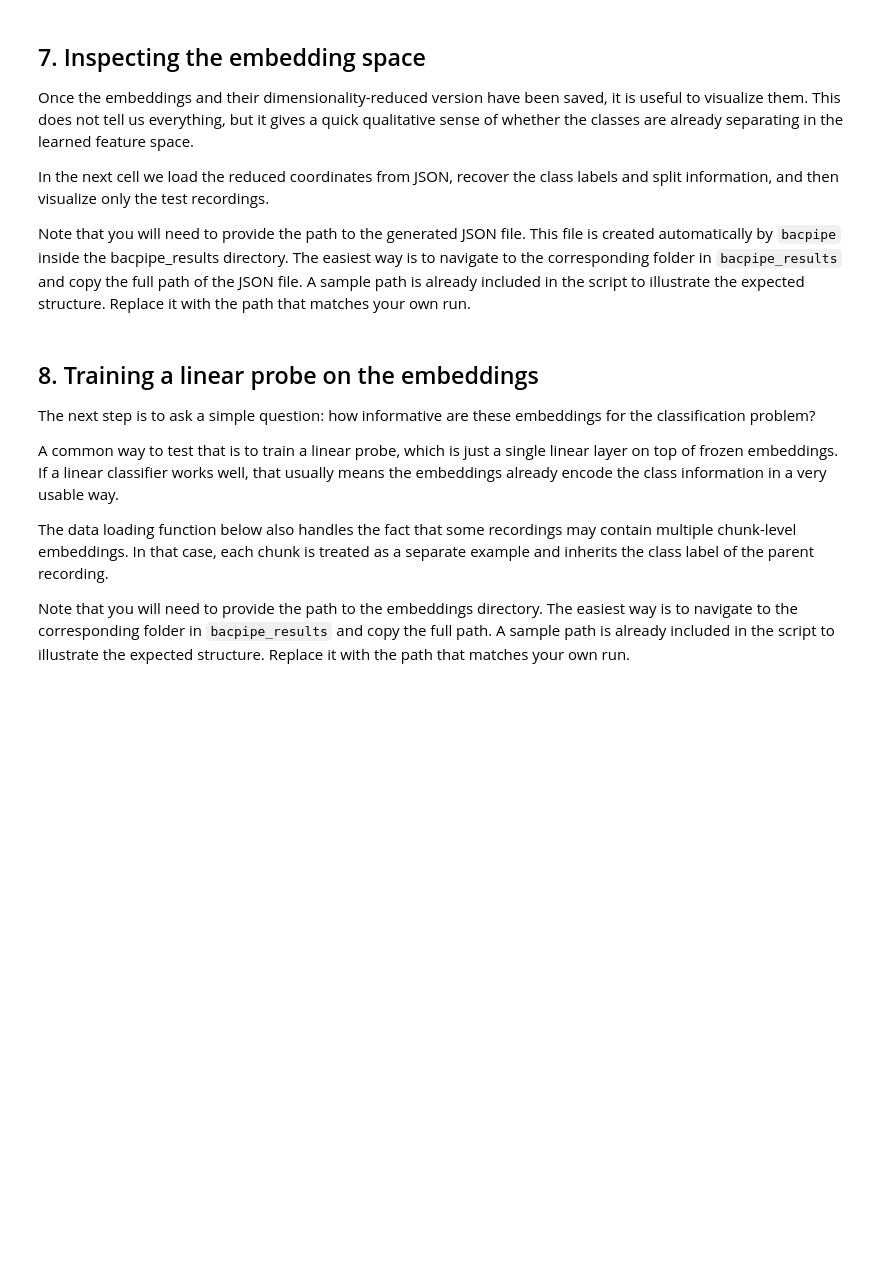
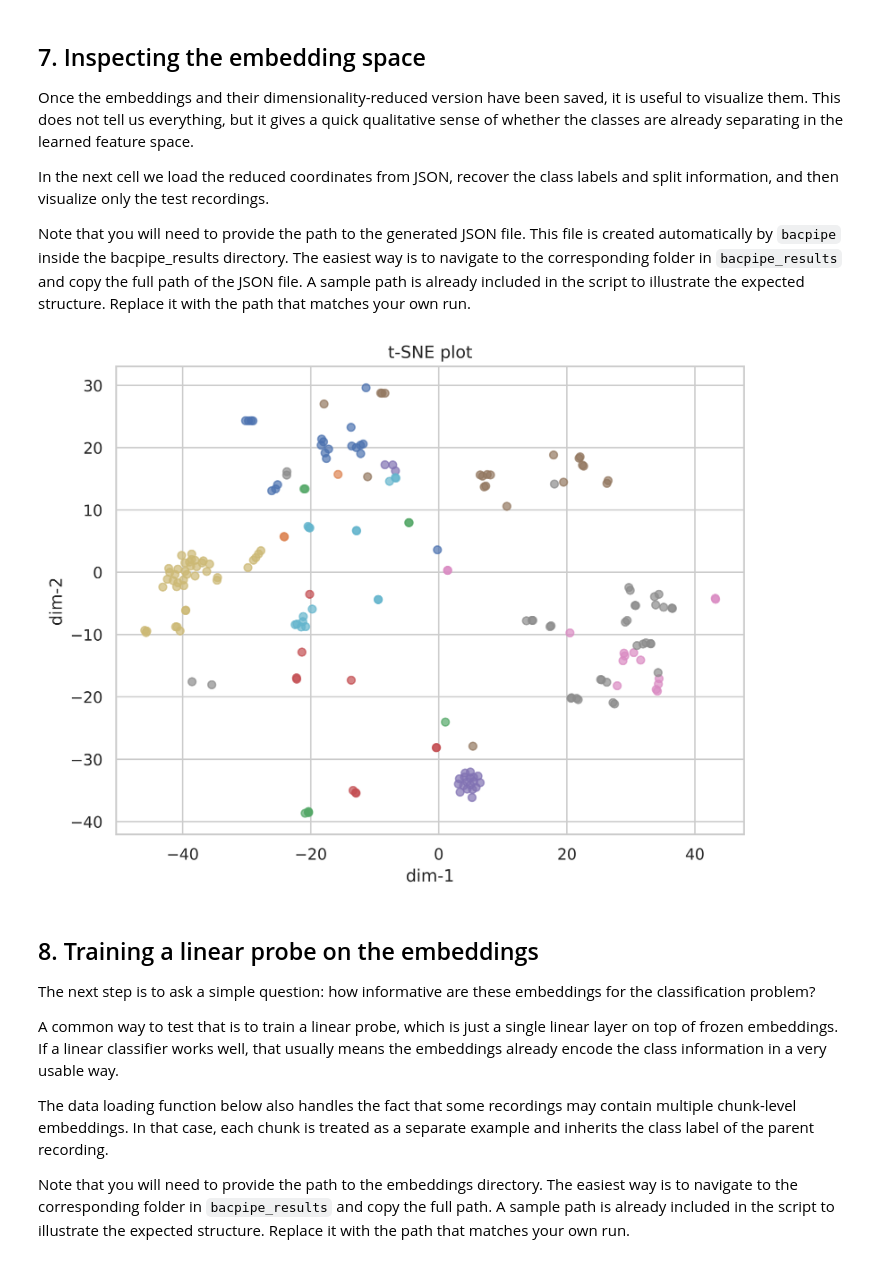
Before and after one commit to bghani/bioacoustics-transfer-learning-tutorial, a Jupyter notebook: transfer_learning_tutorial.ipynb, the cells around one changed output. Cells and saved outputs as stored; diff of their text form; code cells hidden in the pictures; blank space fills up the shorter version.

Commit message:
Local support

```diff
--- a/transfer_learning_tutorial.ipynb
+++ b/transfer_learning_tutorial.ipynb
@@ -53,18 +60,17 @@ from google.colab import drive
 
 For this workshop version, the data lives on Google Drive, so we mount the drive here. If you are running the notebook locally, you can skip this step and simply point the dataset paths to a local directory.
 # %%
-# Mount drive
-drive.mount('/content/drive')
+# This is for Colab only. Comment the next two lines out if running locally.
+drive.mount('/content/drive') # Mount drive
+DATASET_ROOT = Path("/content/drive/MyDrive/bioacoustics_workshop/datasets")
 
-
-# User configuration
-DATASET_ROOT = Path("/content/drive/MyDrive/bioacoustics_workshop")
-MODEL_ROOT = Path("/content/drive/MyDrive/bioacoustics_workshop_models")
-RESULTS_ROOT = Path("/content/bacpipe_results")
+# This is for running locally.
+#DATASET_ROOT = Path("/content/drive/MyDrive/bioacoustics_workshop/datasets")
 
 # Example dataset choices
-DATASET_NAME = "yellowhammer_dialects_subset"
+DATASET_NAME = "Anura_10species" # Add dataset name here.
 DATASET_DIR = DATASET_ROOT / DATASET_NAME
+RESULTS_ROOT = Path("bacpipe_results")
 # %% [markdown]
 ## 4. List of available pre-trained models
 
@@ -171,7 +212,7 @@ Note that you will need to provide the path to the generated JSON file. This fil
 
 # Load JSON
 
-json_path = "/content/bacpipe_results/yellowhammer_dialects_subset_train_test/dim_reduced_embeddings/2026-03-19_11-38___t_sne-yellowhammer_dialects_subset_train_test-birdnet/yellowhammer_dialects_subset_train_test_birdnet.json"
+json_path = "bacpipe_results/Anura_10species_train_test/dim_reduced_embeddings/2026-03-19_16-39___t_sne-Anura_10species_train_test-audiomae/Anura_10species_train_test_audiomae.json"
 
 with open(json_path, "r") as f:
     data = json.load(f)
@@ -201,35 +242,38 @@ for file_path, n in zip(audio_files, nr_per_file):
         split_mask.append(split == "test")
         idx += 1
 
 labels = np.array(labels)
 split_mask = np.array(split_mask)
 
 
 # Filter TEST only
 x_test = x[split_mask]
 y_test = y[split_mask]
 labels_test = labels[split_mask]
 
 
 # Plot
+%matplotlib inline
 plt.figure(figsize=(8, 6))
 
 for cls in np.unique(labels_test):
     mask = labels_test == cls
     plt.scatter(
         x_test[mask],
         y_test[mask],
         label=cls,
         alpha=0.7,
         s=30
     )
 
-plt.legend(title="Class")
+#plt.legend(title="Class")
 plt.title("t-SNE plot")
 plt.xlabel("dim-1")
 plt.ylabel("dim-2")
 plt.grid(True)
-plt.show()
+#plt.show()
+# %% [output]
+[figure, added]
 # %% [markdown]
 ## 8. Training a linear probe on the embeddings
 
```
Also changed, not shown: parts of 7 cells of this notebook, 1 other file.
